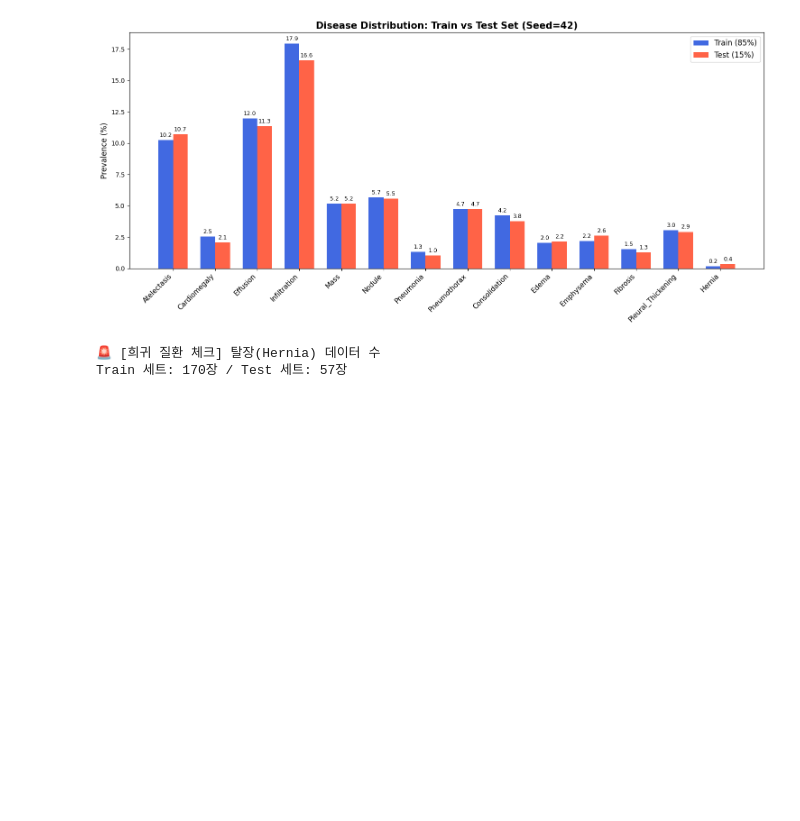
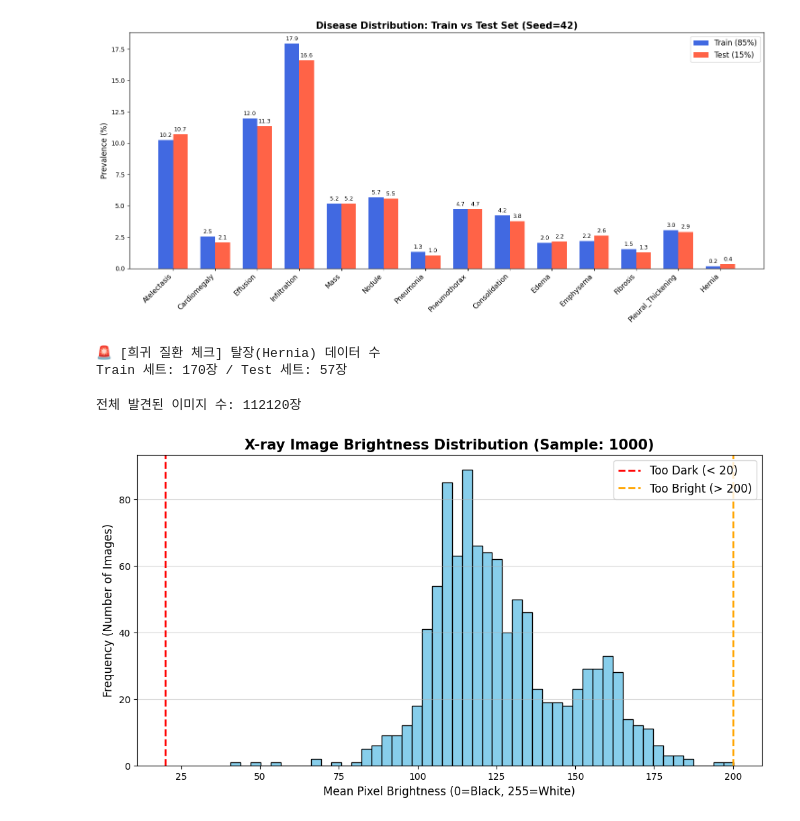
Before and after one commit to sogang-cxr-cad/CXR-CAD, a Jupyter notebook: notebooks/01_EDA.ipynb, the cells around one changed output. Saved outputs shown, nothing was run; the diff lists cells and outputs as text; code cells hidden in the pictures; blank space fills up the shorter version.

Commit message:
feat: EDA 밝기 분포 분석 및 불량 이미지(Too Dark/Bright) 필터링 임계값 검증 추가

```diff
--- a/notebooks/01_EDA.ipynb
+++ b/notebooks/01_EDA.ipynb
@@ -91,3 +91,57 @@ plt.show()
 [figure]
 🚨 [희귀 질환 체크] 탈장(Hernia) 데이터 수
 Train 세트: 170장 / Test 세트: 57장
+# %%
+import os
+import glob
+import numpy as np
+import matplotlib.pyplot as plt
+from PIL import Image
+from tqdm.notebook import tqdm
+
+# 1. 전체 이미지 경로 스캔
+all_image_paths = glob.glob('../data/**/*.png', recursive=True)
+print(f"전체 발견된 이미지 수: {len(all_image_paths)}장")
+
+if len(all_image_paths) == 0:
+    print("🚨 이미지를 찾지 못했습니다. '../data/' 경로를 확인해 주세요!")
+else:
+    # 2. 1,000장 무작위 샘플링
+    np.random.seed(42)
+    sample_paths = np.random.choice(all_image_paths, 1000, replace=False)
+
+    # 3. 이미지 평균 밝기 계산
+    brightness_values = []
+
+    for path in tqdm(sample_paths, desc="밝기 계산 중"):
+        try:
+            # 이미지를 흑백 모드('L')로 열고 numpy 배열로 변환
+            img = Image.open(path).convert('L')
+            img_array = np.array(img)
+
+            # 픽셀들의 평균 밝기 값 계산 (0: 완전 검은색 ~ 255: 완전 흰색)
+            mean_val = img_array.mean()
+            brightness_values.append(mean_val)
+        except Exception as e:
+            print(f"Error reading {path}: {e}")
+
+    # 4. 밝기 분포 히스토그램 그리기
+    plt.figure(figsize=(12, 6))
+    plt.hist(brightness_values, bins=50, color='skyblue', edgecolor='black')
+
+    # 임시 임계값(Threshold) 선 긋기
+    low_threshold = 20
+    high_threshold = 200
+
+    plt.axvline(x=low_threshold, color='red', linestyle='--', linewidth=2, label=f'Too Dark (< {low_threshold})')
+    plt.axvline(x=high_threshold, color='orange', linestyle='--', linewidth=2, label=f'Too Bright (> {high_threshold})')
+
+    plt.title('X-ray Image Brightness Distribution (Sample: 1000)', fontsize=15, fontweight='bold')
+    plt.xlabel('Mean Pixel Brightness (0=Black, 255=White)', fontsize=12)
+    plt.ylabel('Frequency (Number of Images)', fontsize=12)
+    plt.legend(fontsize=12)
+    plt.grid(axis='y', alpha=0.5)
+    plt.show()
+# %% [output]
+전체 발견된 이미지 수: 112120장
+[figure, added]
```
Also changed, not shown: parts of 1 cell of this notebook.
